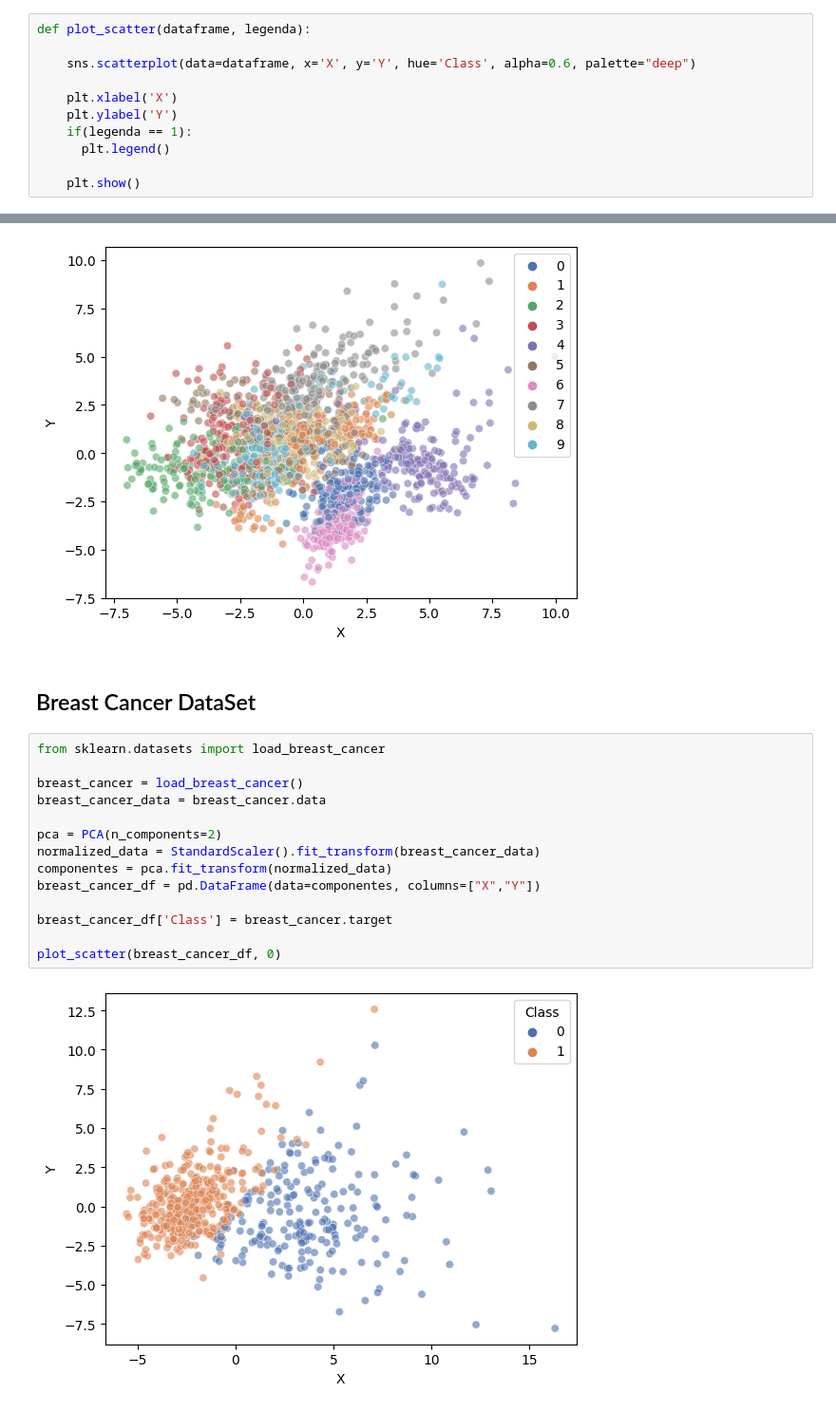
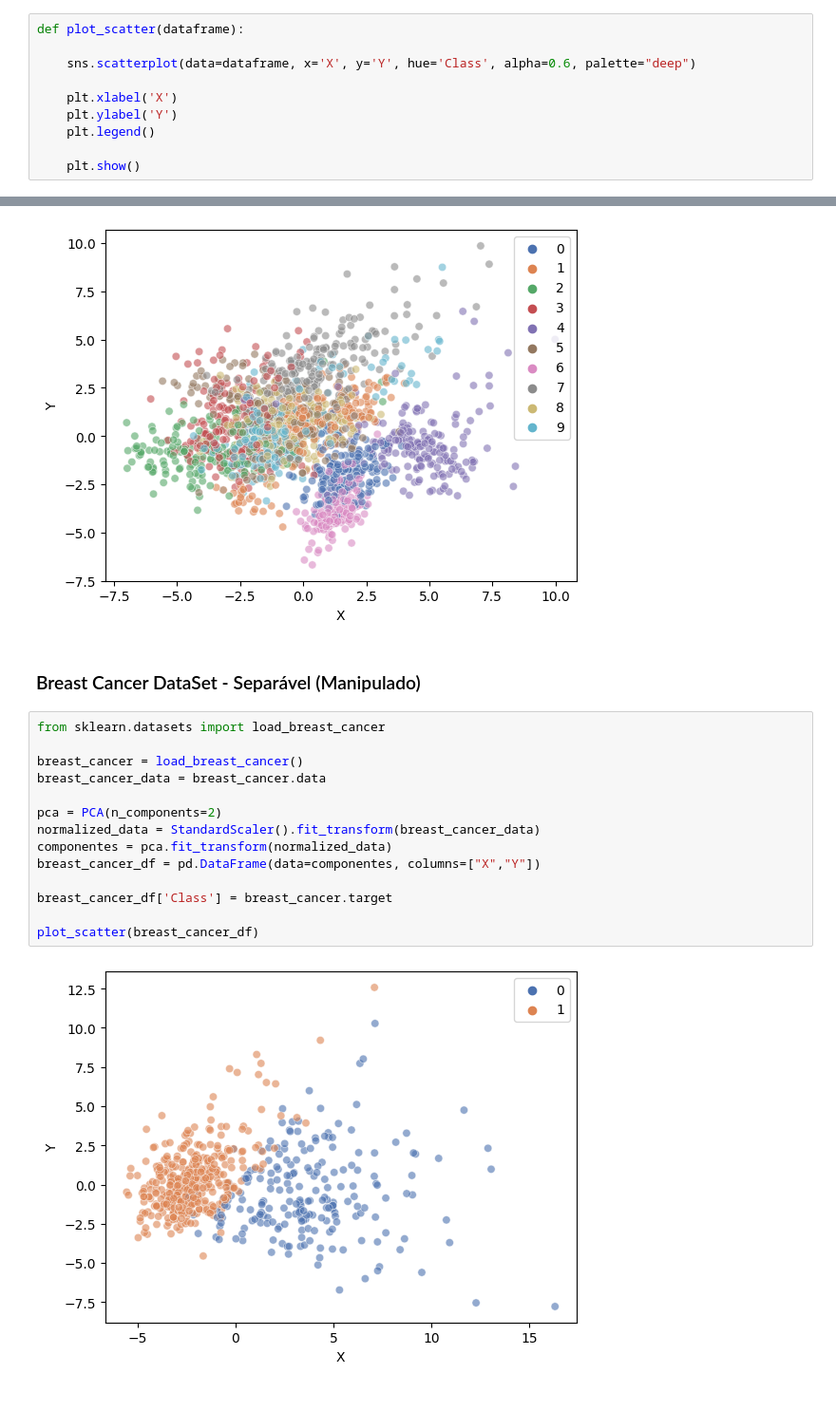
Before and after one commit to Igoreduardobraga/TP-1-ALG2, a Jupyter notebook: datasets_manipulation.ipynb, the cells around one changed output, grey strips where cells are left out. Shown at 95% size. Saved outputs shown, nothing was run; the diff lists cells and outputs as text.

```diff
--- a/datasets_manipulation.ipynb
+++ b/datasets_manipulation.ipynb
@@ -62,13 +76,12 @@ Portanto, para análise gráfica do conjunto de dados Iris, recomenda-se usar PC
 # %% [markdown]
 **Função de plotagem dos gráficos**
 # %%
-def plot_scatter(dataframe, legenda):
+def plot_scatter(dataframe):
 
     sns.scatterplot(data=dataframe, x='X', y='Y', hue='Class', alpha=0.6, palette="deep")
 
     plt.xlabel('X')
     plt.ylabel('Y')
-    if(legenda == 1):
-      plt.legend()
+    plt.legend()
 
     plt.show()
@@ -154,20 +175,20 @@ plot_scatter(digits_df, 1)
 # %% [output]
 [figure]
 # %% [markdown]
-## Breast Cancer DataSet
+### Breast Cancer DataSet - Separável (Manipulado)
 # %%
 from sklearn.datasets import load_breast_cancer
 
 breast_cancer = load_breast_cancer()
 breast_cancer_data = breast_cancer.data
 
 pca = PCA(n_components=2)
 normalized_data = StandardScaler().fit_transform(breast_cancer_data)
 componentes = pca.fit_transform(normalized_data)
 breast_cancer_df = pd.DataFrame(data=componentes, columns=["X","Y"])
 
 breast_cancer_df['Class'] = breast_cancer.target
 
-plot_scatter(breast_cancer_df, 0)
+plot_scatter(breast_cancer_df)
 # %% [output]
-[figure, old version]
+[figure, new version]
```
Also changed, not shown: parts of 14 cells of this notebook.
